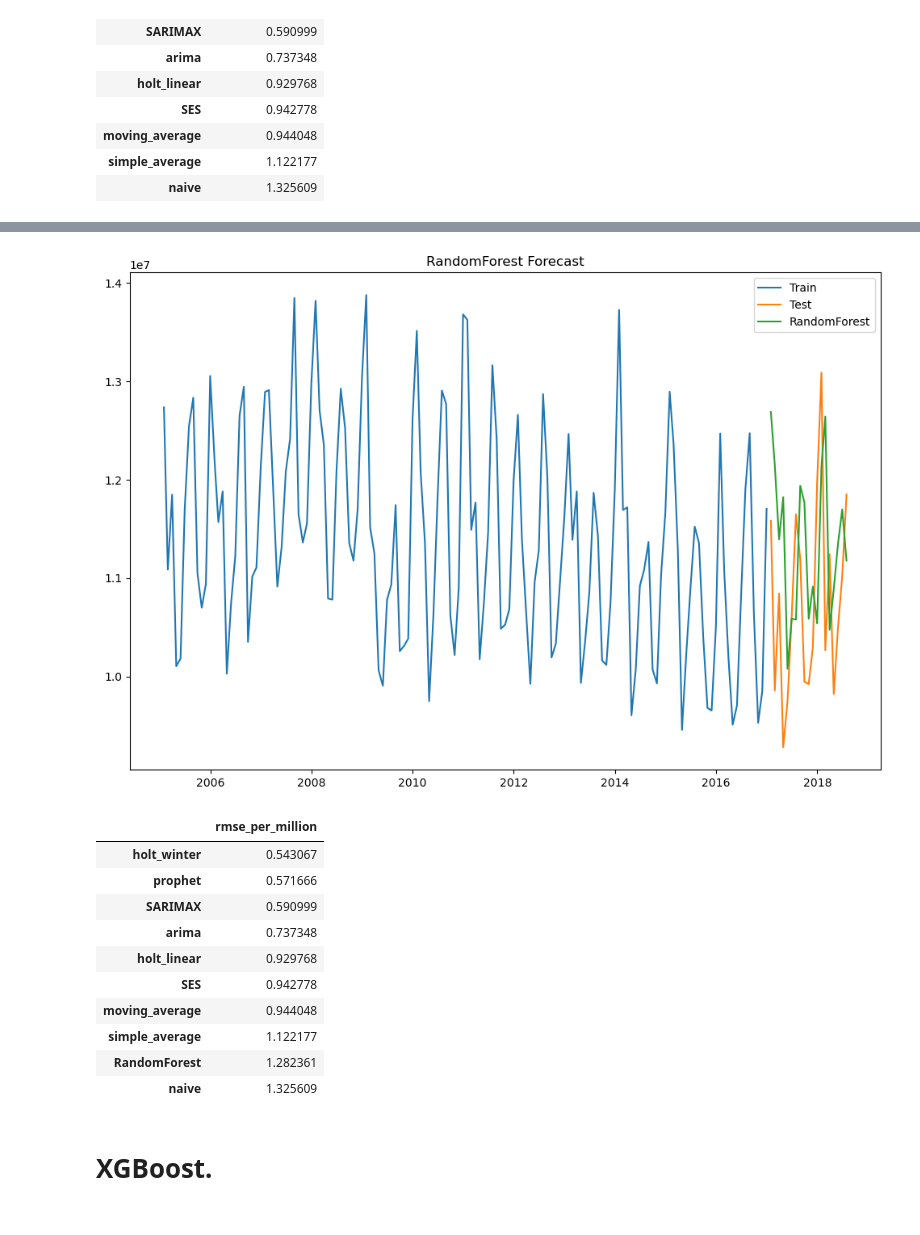
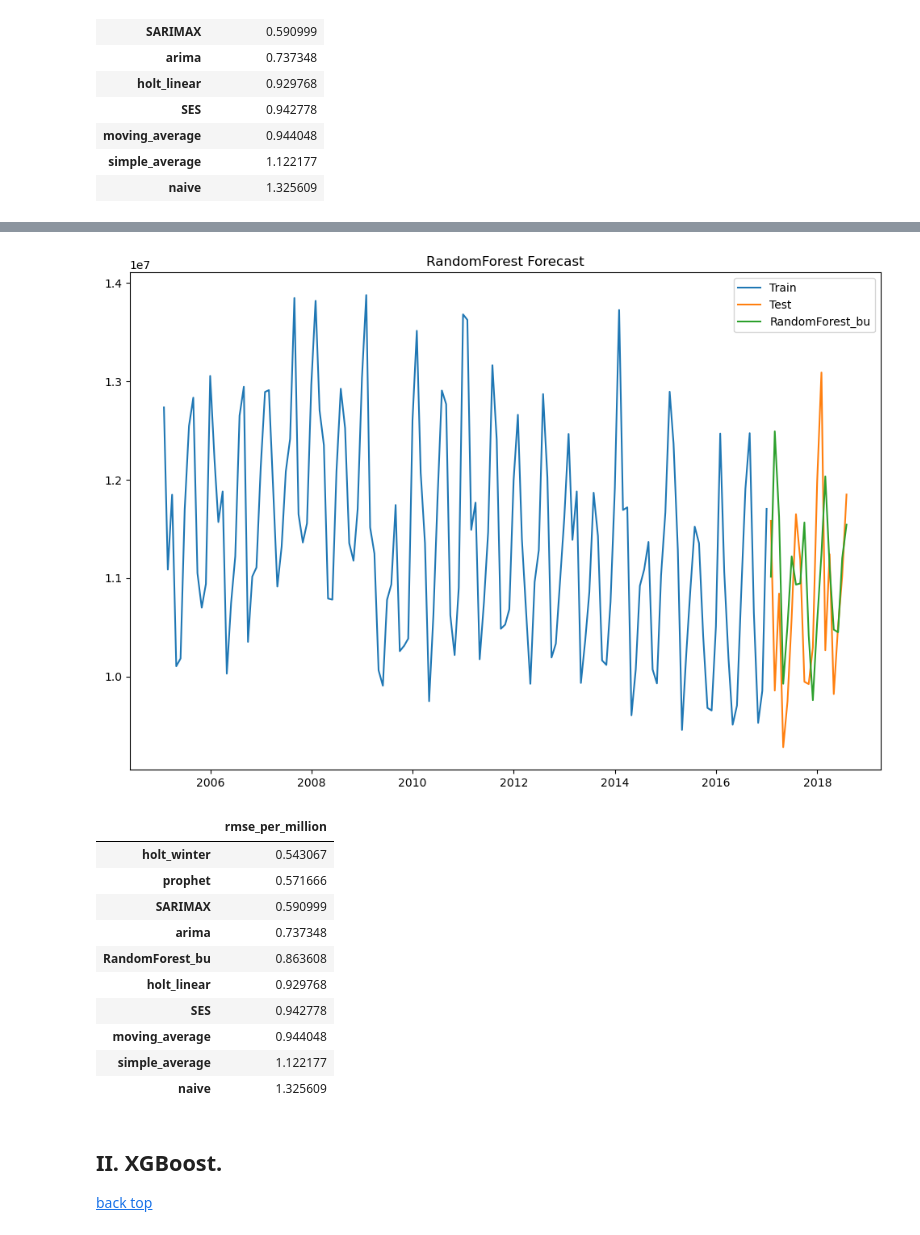
Before and after one commit to grschneier/TimeSeries, a Jupyter notebook: RandomForest&XGBoostTimeSeriesMonthly.ipynb, the cells around one changed output, grey strips where cells are left out. Cells and saved outputs as stored; diff of their text form; code cells hidden in the pictures.

```diff
--- a/RandomForest&XGBoostTimeSeriesMonthly.ipynb
+++ b/RandomForest&XGBoostTimeSeriesMonthly.ipynb
@@ -80,14 +90,11 @@ plt.title("Train/test Forecast");
 # %%
-val_in=1
-val_out=1
-def prepping_data(data,val_in=1,val_out=1):
+
+def prepping_data(data,lag=1):
     """Generating the columns"""
     df=pd.DataFrame(data)
     cols=list()
-    for i in range(val_in,0,-1):
-        cols.append(df.shift())
-    for i in range(0,val_out):
-        cols.append(df.shift(-i))
+    for i in range(lag,0,-1):
+        cols.append(df.shift(i))
     agg=pd.concat(cols,axis=1)
     agg=agg.dropna()
     return agg.values
@@ -99,16 +106,16 @@ def my_own_train_test_split(data,n_test):
     else:
         return data[:-n_test,:],data[-n_test:,:]
 
-def lets_doit_rf(train, testX):
+def lets_doit_modeling(train, testX, model):
     """Making our predictions"""
     train=np.asarray(train)
     trainX,trainy=train[:,:-1],train[:,-1:]
-    rf=RandomForestRegressor(n_estimators=1000)
-    rf.fit(trainX, trainy.ravel())
-    preds=rf.predict([testX])
+    #rf=RandomForestRegressor(n_estimators=1000)
+    model.fit(trainX, trainy.ravel())
+    preds=model.predict([testX])
     return preds
 
-def lets_move_forward(data, n_test):
+def lets_move_forward(data, n_test,model):
 
     #Here I will put my predictions
     predictions=[]
@@ -118,12 +125,9 @@ def lets_move_forward(data, n_test):
     lining_up=[x for x in train]
     for i in range(len(test)):
         testX, testy=test[i,:-1],test[i,-1]
-        pred=lets_doit_rf(train,testX)
+        pred=lets_doit_modeling(train, testX,model)
         predictions.append(pred)
         lining_up.append(test[i])
         print(f'Date {dates[-n_test+i]}. Expected {testy}, predicted {pred[0]}')
     err=mean_squared_error(test[:,-1],predictions)
     return np.sqrt(err), test[:,-1], predictions
-data=prepping_data(month_df,val_in=6)
-rmse,test,preds=lets_move_forward(data, n_test)
-print('RMSE: ', rmse)
@@ -150,0 +138,4 @@ RMSE:  1282361.1275026386
+# %%
+data=prepping_data(month_df,lag=6)
+rmse,test,preds=lets_move_forward(data, n_test,model=RandomForestRegressor(n_estimators=100,random_state=2024))
+print('RMSE: ', rmse)
@@ -151,28 +163,29 @@ RMSE:  1282361.1275026386
 # %%
-
 plt.figure(figsize=(12,8))
 plt.plot(month_df.index[:-n_test], month_df.energy[:-n_test], label='Train')
 plt.plot(month_df.index[-n_test:],month_df.energy[-n_test:], label='Test')
-plt.plot(month_df.index[-n_test:],preds, label='RandomForest')
+plt.plot(month_df.index[-n_test:],preds, label='RandomForest_bu')
 plt.legend(loc='best')
 plt.title("RandomForest Forecast");
 # %% [output]
-[figure, old version]
+[figure, new version]
 # %%
-scores_df=pd.read_csv('scores.csv',index_col=[0])#['rmse']/1_000_000
-scores_df.loc['RandomForest']=rmse/1_000_000
-scores_df.sort_values('rmse_per_million')#.to_csv('scores.csv')
+#scores_df=pd.read_csv('scores.csv',index_col=[0])#['rmse']/1_000_000
+results.loc['RandomForest_bu']=rmse/1_000_000
+results.sort_values('rmse_per_million')#.to_csv('scores.csv')
 # %% [output]
 |  | rmse_per_million |
 | holt_winter | 0.543067 |
 | prophet | 0.571666 |
 | SARIMAX | 0.590999 |
 | arima | 0.737348 |
+| RandomForest_bu | 0.863608 |
 | holt_linear | 0.929768 |
 | SES | 0.942778 |
 | moving_average | 0.944048 |
 | simple_average | 1.122177 |
-| RandomForest | 1.282361 |
 | naive | 1.325609 |
 # %% [markdown]
-# XGBoost.
+<a id='xgboost'></a>
+## II. XGBoost.
+[back top](#start)
```
Also changed, not shown: parts of 26 cells of this notebook, 2 other files.
